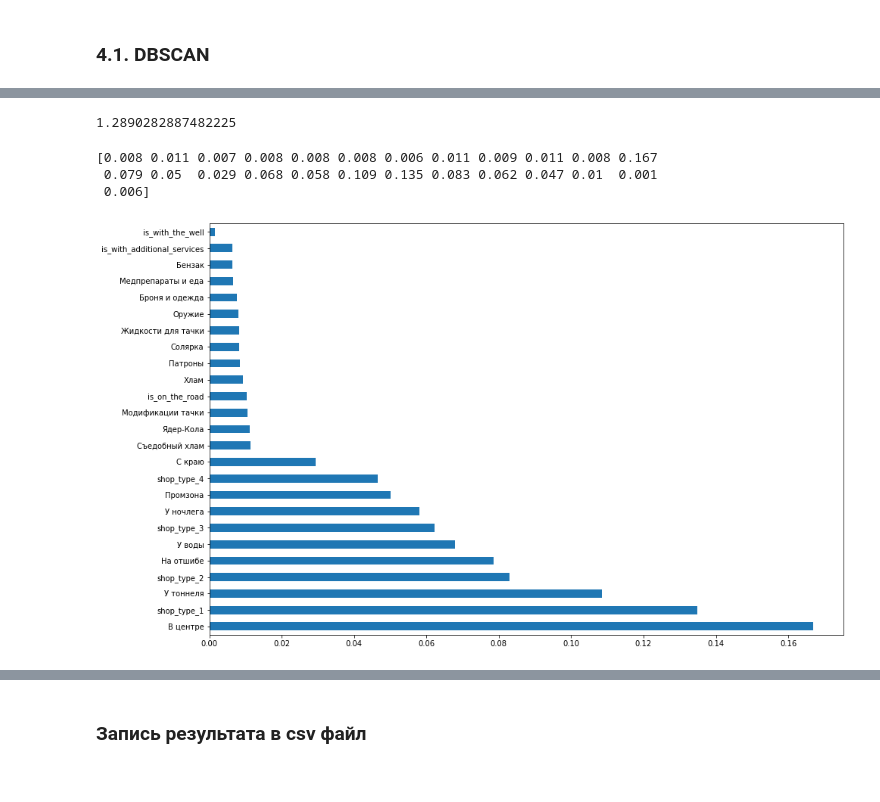
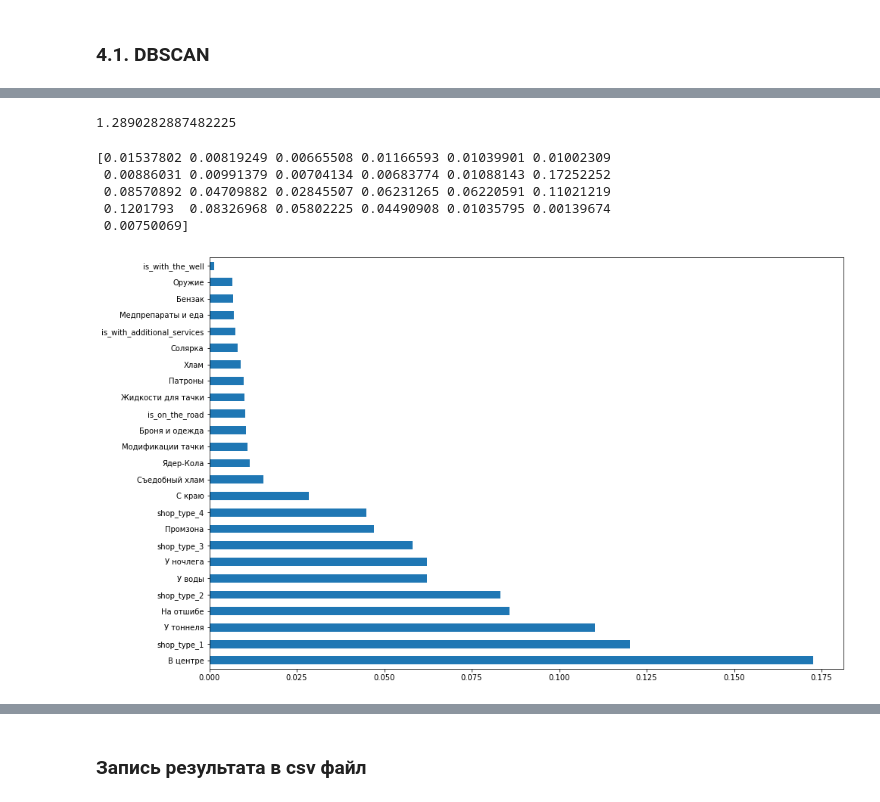
Before and after one commit to anafisa/GPN_2020, a Jupyter notebook: shop_clustering .ipynb, the cells around one changed output, grey strips where cells are left out. Saved outputs shown, nothing was run; the diff lists cells and outputs as text; code cells hidden in the pictures.

Commit message:
upd: DBSCAN

```diff
--- a/shop_clustering .ipynb
+++ b/shop_clustering .ipynb
@@ -338,5 +345,6 @@ data4.head(5)
 # %%
 city_id = pd.concat([shops['shop_id'], pd.get_dummies(shops['city'])], axis=1)
-data4 = pd.merge(left=data3, right=city_id, left_on='shop_id', right_on='shop_id',  how='outer')
-data4.head(5)
+city_id = city_id.fillna(0)
+data5 = pd.merge(left=data4, right=city_id, left_on='shop_id', right_on='shop_id',  how='outer')
+data5.head(5)
 # %% [output]
@@ -447,11 +422,20 @@ d = df.to_numpy()
+# %%
+# df2 = data2.drop(columns=['shop_id']).copy()
+df3 = data3.drop(columns=['shop_id']).copy()
+df4 = data4.drop(columns=['shop_id']).copy()
+# df4 = data4.drop(columns=['shop_id']).copy()
+# df5 = data5.drop(columns=['shop_id']).copy()
+d = df3.to_numpy()
+# %%
+d1 = df4.to_numpy()
 # %%
 dbscan = DBSCAN(eps=1.4, min_samples=5)# как выбирать параметры?
 
-dbscan.fit(d)
+dbscan.fit(d1)
 
 
 algo_labels = dbscan.labels_
 # Готово! Распечатаем метки принадлежности к кластерам
-print(metrics.silhouette_score(d, algo_labels))
+print(metrics.silhouette_score(d1, algo_labels))
 print(dbscan.labels_)
 # %% [output]
@@ -474,42 +458,41 @@ print(dbscan.labels_)
   0  0  0  0  0]
 # %%
 коэффициент помимо силуэта Calinski-Harabasz index
-# %%
-from sklearn import metrics
-from sklearn.metrics import pairwise_distances
-from sklearn import datasets
-metrics.calinski_harabasz_score(x, y)
-from sklearn.metrics import davies_bouldin_score
-
-davies_bouldin_score(x, y)
-# %% [output]
-1.2890282887482225
+# %%
+metrics.calinski_harabasz_score(x, y)
+davies_bouldin_score(x, y)
+# %% [output]
+1.2890282887482225
 # %%
 import pandas as pd
 import numpy as np
 import seaborn as sns
 from sklearn.feature_selection import SelectKBest
 from sklearn.feature_selection import chi2
 from sklearn.ensemble import ExtraTreesClassifier
 import matplotlib.pyplot as plt
 
 # UNIVARIATE SELECTION
 
 # data = pd.read_csv('C:\\Users\\Excel\\Desktop\\Briefcase\\PDFs\\1-ALL PYTHON & R CODE SAMPLES\\Feature Selection - Machine Learning\\train.csv')
-x = df #independent columns
+x = df4 #independent columns
 y = dbscan.labels_    #target column i.e price range
 
 
 model = ExtraTreesClassifier()
 model.fit(x,y)
 print(model.feature_importances_) #use inbuilt class feature_importances of tree based classifiers
 #plot graph of feature importances for better visualization
 fig = plt.figure(figsize=(15,10))
 feat_importances = pd.Series(model.feature_importances_, index=x.columns)
-feat_importances.nlargest(27).plot(kind='barh')
+feat_importances.nlargest(25).plot(kind='barh')
+features = feat_importances.nlargest(25)
+
 plt.show()
 # %% [output]
-[0.008 0.011 0.007 0.008 0.008 0.008 0.006 0.011 0.009 0.011 0.008 0.167
- 0.079 0.05  0.029 0.068 0.058 0.109 0.135 0.083 0.062 0.047 0.01  0.001
- 0.006]
+[0.01537802 0.00819249 0.00665508 0.01166593 0.01039901 0.01002309
+ 0.00886031 0.00991379 0.00704134 0.00683774 0.01088143 0.17252252
+ 0.08570892 0.04709882 0.02845507 0.06231265 0.06220591 0.11021219
+ 0.1201793  0.08326968 0.05802225 0.04490908 0.01035795 0.00139674
+ 0.00750069]
-[figure, old version]
+[figure, new version]
```
Also changed, not shown: parts of 102 cells of this notebook.
